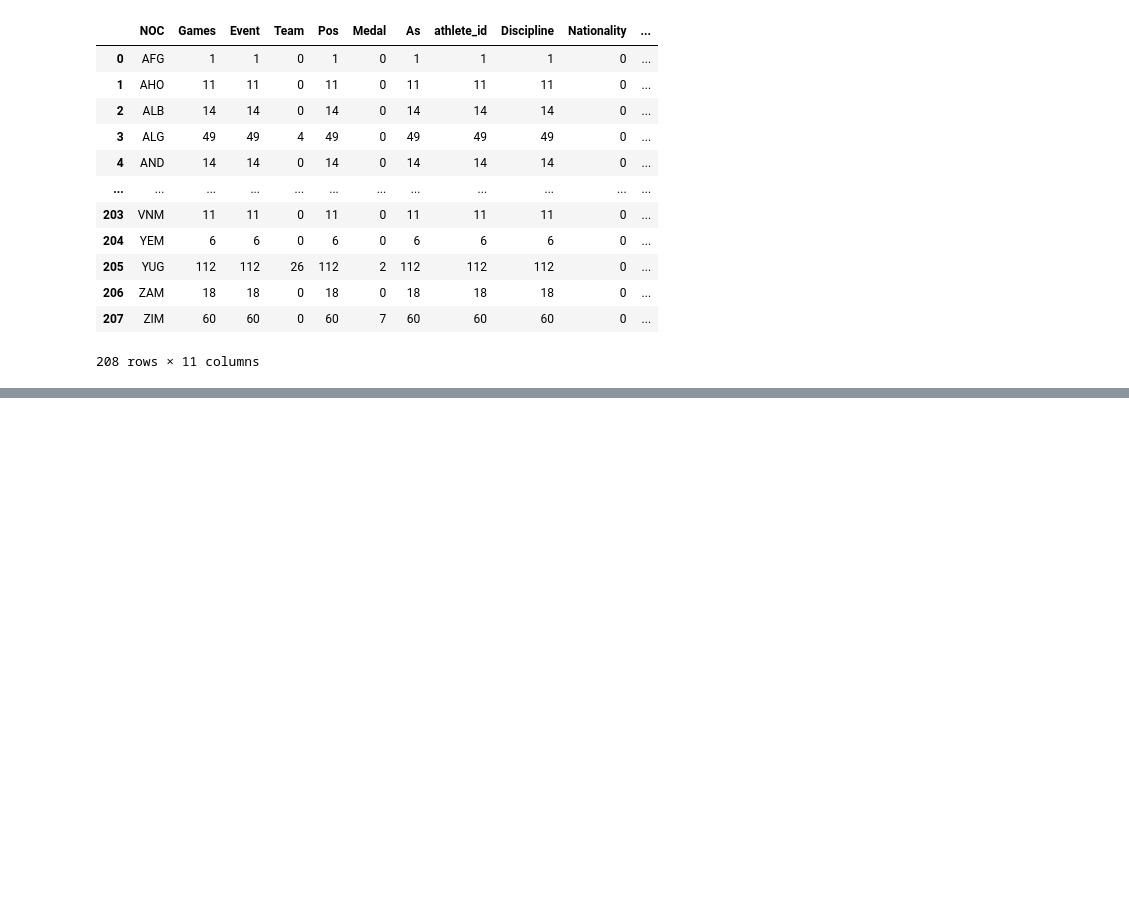
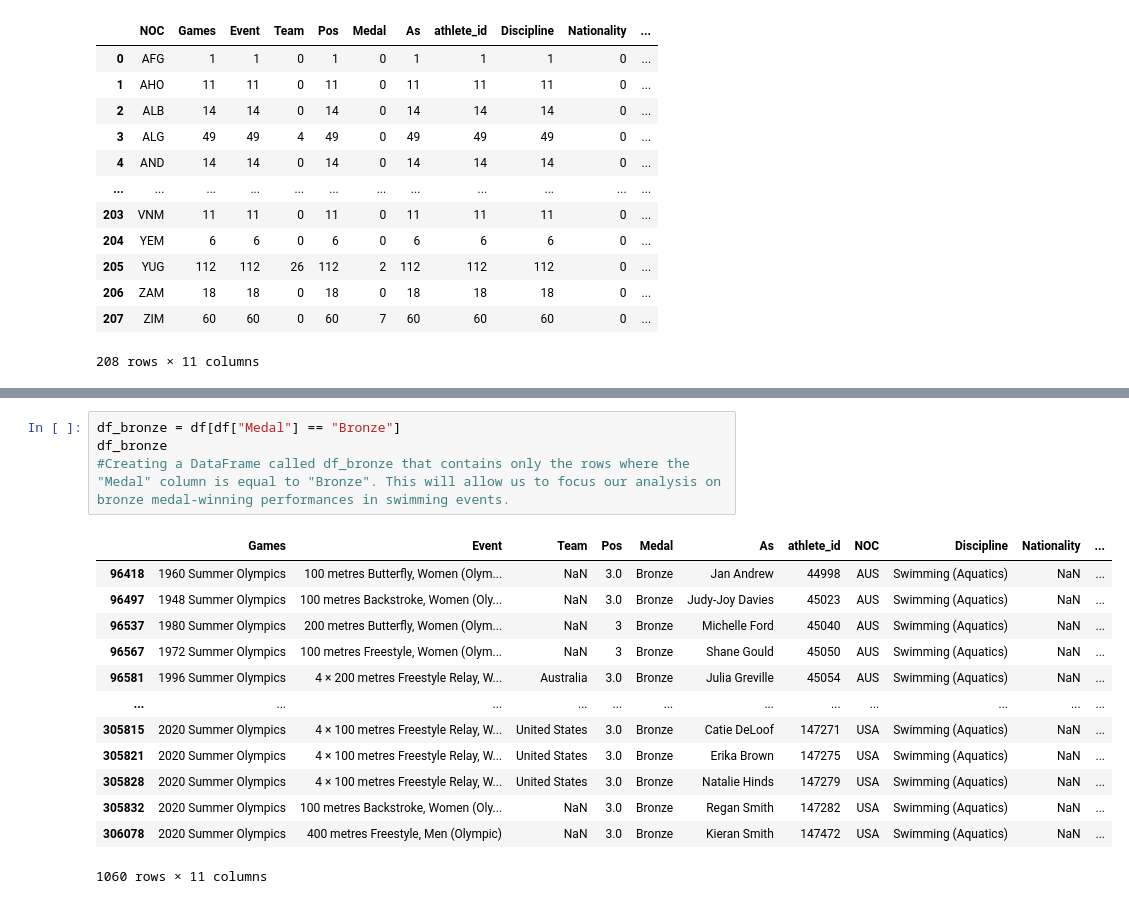
Before and after one commit to blueberry2187/SwimmingTest, a Jupyter notebook: Swimmer Data Set Python File - Copy Shared.ipynb, the cells around one changed output, grey strips where cells are left out. Drawn from its saved outputs; the diff is of its cells as text; blank space fills up the shorter version.

```diff
--- a/Swimmer Data Set Python File - Copy Shared.ipynb
+++ b/Swimmer Data Set Python File - Copy Shared.ipynb
@@ -138 +142,19 @@ df_gold
+# %%
+df_bronze = df[df["Medal"] == "Bronze"]
+df_bronze
+#Creating a DataFrame called df_bronze that contains only the rows where the "Medal" column is equal to "Bronze". This will allow us to focus our analysis on bronze medal-winning performances in swimming events.
+# %% [output]
+|  | Games | Event | Team | Pos | Medal | As | athlete_id | NOC | Discipline | Nationality | ... |
+| 96418 | 1960 Summer Olympics | 100 metres Butterfly, Women (Olym... | NaN | 3.0 | Bronze | Jan Andrew | 44998 | AUS | Swimming (Aquatics) | NaN | ... |
+| 96497 | 1948 Summer Olympics | 100 metres Backstroke, Women (Oly... | NaN | 3.0 | Bronze | Judy-Joy Davies | 45023 | AUS | Swimming (Aquatics) | NaN | ... |
+| 96537 | 1980 Summer Olympics | 200 metres Butterfly, Women (Olym... | NaN | 3 | Bronze | Michelle Ford | 45040 | AUS | Swimming (Aquatics) | NaN | ... |
+| 96567 | 1972 Summer Olympics | 100 metres Freestyle, Women (Olym... | NaN | 3 | Bronze | Shane Gould | 45050 | AUS | Swimming (Aquatics) | NaN | ... |
+| 96581 | 1996 Summer Olympics | 4 × 200 metres Freestyle Relay, W... | Australia | 3.0 | Bronze | Julia Greville | 45054 | AUS | Swimming (Aquatics) | NaN | ... |
+| ... | ... | ... | ... | ... | ... | ... | ... | ... | ... | ... | ... |
+| 305815 | 2020 Summer Olympics | 4 × 100 metres Freestyle Relay, W... | United States | 3.0 | Bronze | Catie DeLoof | 147271 | USA | Swimming (Aquatics) | NaN | ... |
+| 305821 | 2020 Summer Olympics | 4 × 100 metres Freestyle Relay, W... | United States | 3.0 | Bronze | Erika Brown | 147275 | USA | Swimming (Aquatics) | NaN | ... |
+| 305828 | 2020 Summer Olympics | 4 × 100 metres Freestyle Relay, W... | United States | 3.0 | Bronze | Natalie Hinds | 147279 | USA | Swimming (Aquatics) | NaN | ... |
+| 305832 | 2020 Summer Olympics | 100 metres Backstroke, Women (Oly... | NaN | 3.0 | Bronze | Regan Smith | 147282 | USA | Swimming (Aquatics) | NaN | ... |
+| 306078 | 2020 Summer Olympics | 400 metres Freestyle, Men (Olympic) | NaN | 3.0 | Bronze | Kieran Smith | 147472 | USA | Swimming (Aquatics) | NaN | ... |
+1060 rows × 11 columns
 # %%
```
Also changed, not shown: parts of 6 cells of this notebook.
